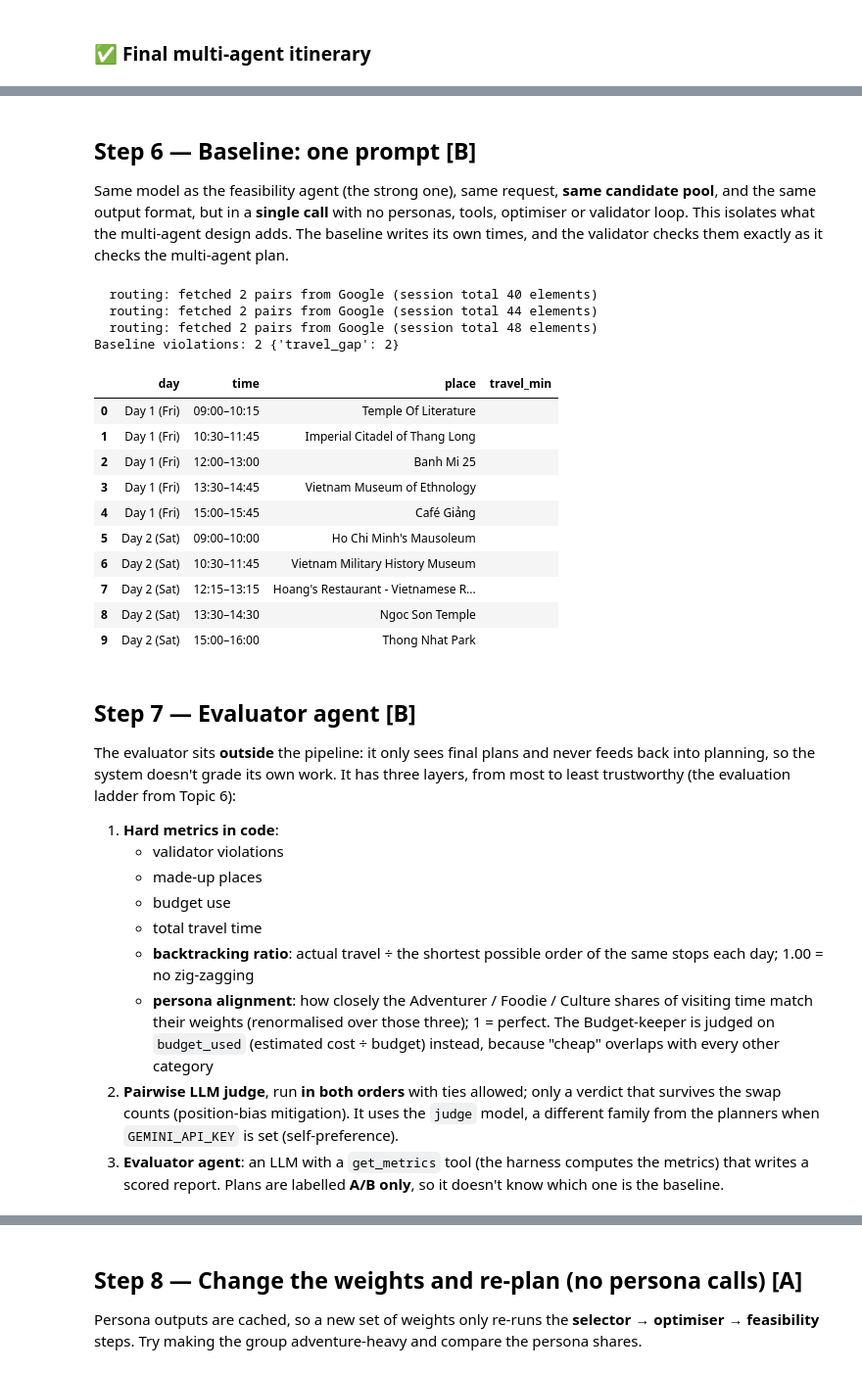
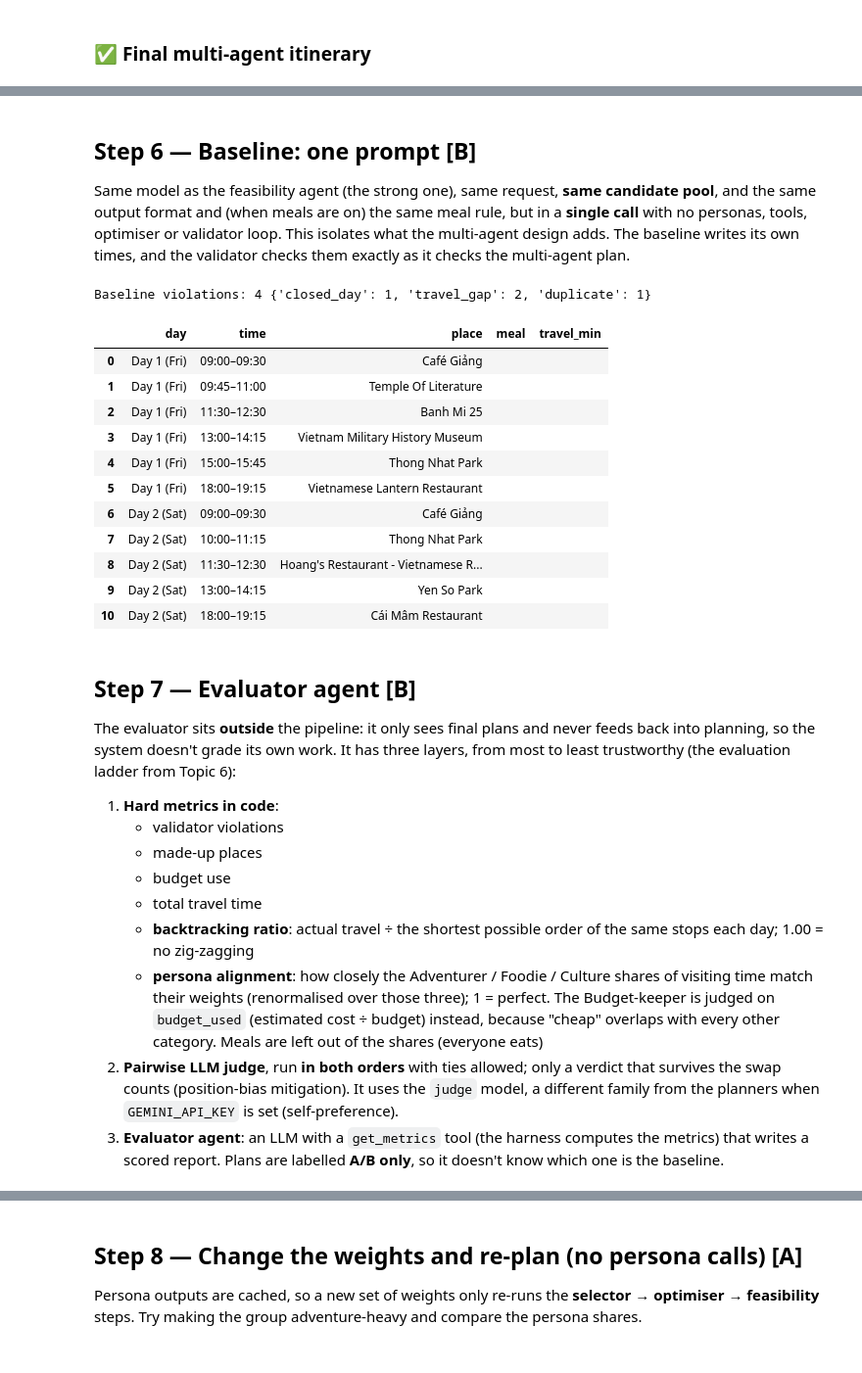
Before and after one commit to Wengzhuohang/TravelWithAgents, a Jupyter notebook: TravelWithAgents.ipynb, the cells around one changed output, grey strips where cells are left out. Shown at 98% size. Cells and saved outputs as stored; diff of their text form; code cells hidden in the pictures.

Commit message:
added number of dates set

```diff
--- a/TravelWithAgents.ipynb
+++ b/TravelWithAgents.ipynb
@@ -377,7 +480,10 @@ CATEGORY_DEFAULTS = {   # category -> (visit minutes, cost USD if Google gives n
     "attraction": (60, 3), "culture": (75, 3), "food": (60, 6), "cafe": (45, 3), "nature": (75, 0),
     "adventure": (120, 20), "market": (60, 5), "nightlife": (90, 10), "shopping": (60, 5),
 }
-PRICE_LEVEL_USD = {0: 0, 1: 5, 2: 12, 3: 30, 4: 60}
+PRICE_LEVEL_USD = {0: 0, 1: 5, 2: 12, 3: 30, 4: 60}   # generic (Western) cost of Google's price levels
+# Rough local adjustment applied when a city is loaded: a "moderate" restaurant in Hanoi is not $12.
+# Edit these if you find better figures; unknown cities use 1.0.
+CITY_PRICE_FACTOR = {"hanoi": 0.5, "ho_chi_minh_city": 0.5, "da_nang": 0.5, "hoi_an": 0.5, "bangkok": 0.6}
 CHEAP_USD = 5
 STOPS_PER_DAY = {"relaxed": 3, "normal": 4, "packed": 6}
 
@@ -768,7 +902,7 @@ def _brief(p):
 def search_places(categories=None, tags=None, max_cost_usd=None, min_rating=None,
                   exclude_tags=None, near_place_id=None, radius_km=None, limit=12):
     """Filter the cached places of the active city."""
-    limit = max(1, min(int(limit or 12), 25))
+    limit = max(1, min(int(limit or 10), 15))
     out = []
     for p in PLACES.values():
         labels = set(p["tags"]) | {p["category"]}
@@ -790,7 +924,10 @@ def search_places(categories=None, tags=None, max_cost_usd=None, min_rating=None
                 continue
         out.append(p)
     out.sort(key=lambda p: -((p["rating"] or 0) * math.log10((p["n_ratings"] or 10) + 10)))
-    return {"count": len(out), "places": [_brief(p) for p in out[:limit]]}
+    rows = [f"{p['id']}|{p['name']}|{p['category']}|{','.join(p['tags'])}|{p['est_cost_usd']}|"
+            f"{p['duration_min']}|{p['rating']}|{hours_summary(p)}" for p in out[:limit]]
+    return {"matches": len(out), "columns": "id|name|category|tags|cost_usd|visit_min|rating|hours",
+            "places": rows}
 
 def get_place(place_id):
     p = PLACES.get(place_id)
@@ -828,7 +965,7 @@ TOOLS = dict([
                "min_rating": {**NUM, "description": "minimum Google rating, 1-5"},
                "near_place_id": {**STR, "description": "only places within radius_km of this place id"},
                "radius_km": {**NUM, "description": "radius for near_place_id (default 2)"},
-               "limit": {**INT, "description": "max results, 1-25 (default 12)"}},
+               "limit": {**INT, "description": "max results, 1-15 (default 10)"}},
               [], search_places),
     make_tool("get_place", "Full details of one place by id.",
               {"place_id": {**STR, "description": "a place id such as HAN-012"}}, ["place_id"], get_place),
@@ -884,6 +1018,9 @@ We like to start around 9am and be done by 9pm. Please no nightlife, and we must
 WEIGHTS = {"adventurer": 0.1, "foodie": 0.45, "culture": 0.35, "budget": 0.1}
 PERSONA_TEMPERATURE = 0.7      # used again in the temperature experiment
 WEIGHTS = normalize_weights(WEIGHTS)
+
+# Fields the traveller MUST state. Anything else falls back to a default (see the parser cell).
+REQUIRED_TRIP_FIELDS = ["city", "days"]   # options: "city", "days", "start_date", "budget_usd"
 WEIGHTS
 # %% [output]
 {'adventurer': 0.1, 'foodie': 0.45, 'culture': 0.35, 'budget': 0.1}
@@ -997,8 +1313,10 @@ def run_scout(req, target=30, verbose=True):
             and i not in req["must_include_ids"]
             and not (set(PLACES[i]["tags"]) | {PLACES[i]["category"]}) & avoid]
     if len(pool) < 20:                                  # top-up so personas have enough to choose from
-        extra = search_places(exclude_tags=list(avoid) or None, limit=25)["places"]
-        pool += [p["id"] for p in extra if p["id"] not in pool][: 20 - len(pool)]
+        extra = sorted((p for p in PLACES.values() if p["id"] not in pool
+                        and not (set(p["tags"]) | {p["category"]}) & avoid),
+                       key=lambda p: -(p["rating"] or 0))
+        pool += [p["id"] for p in extra][: 20 - len(pool)]
     pool = pool[:max(target, len(req["must_include_ids"]))]
     info = {"steps": out["steps"], "tool_calls": len(out["trajectory"]), "made_up_ids": made_up,
             "notes": out["result"].get("notes", "")}
@@ -1495,52 +2001,53 @@ Hanoi · 2 days from 2026-11-20 · est. cost 80 / 120 USD
 ## Step 6 — Baseline: one prompt **[B]**
 
 Same model as the feasibility agent (the strong one), same request, **same candidate pool**, and the same output
-format, but in a **single call** with no personas, tools, optimiser or validator loop. This isolates what the
+format and (when meals are on) the same meal rule, but in a **single call** with no personas, tools, optimiser or
+validator loop. This isolates what the
 multi-agent design adds. The baseline writes its own times, and the validator checks them exactly as it checks the
 multi-agent plan.
 # %%
 BASELINE_SYSTEM = """You are a travel planner. Using ONLY the candidate places given, write a day-by-day
 itinerary for the trip request. Respect opening hours, daily start/end times, travel time between places,
-the budget, must_include and must_avoid. Balance the group's interests using these persona weights:
+the budget, must_include and must_avoid. {meals}Balance the group's interests using these persona weights:
 {weights}. Return ONLY JSON:
 {{"days": [{{"day": 1, "stops": [{{"place_id": "<id>", "start": "HH:MM", "end": "HH:MM"}}, ...]}}, ...]}}"""
 
 def run_baseline(req, pool, weights, verbose=True):
     def validate(o):
         if not isinstance(o.get("days"), list) or not o["days"]:
             return "days must be a non-empty list"
         return None
-    sys_ = BASELINE_SYSTEM.format(weights=json.dumps({PERSONAS[p]["label"]: round(w, 2) for p, w in weights.items()}))
+    sys_ = BASELINE_SYSTEM.format(weights=json.dumps({PERSONAS[p]["label"]: round(w, 2) for p, w in weights.items()}),
+                                  meals=meals_instruction())
     user = f"Trip request:\n{_req_brief(req)}\n\nCandidates:\n{places_table(pool)}"
     o = chat_json(sys_, user, AGENT_ROLE["baseline"], "baseline", validate=validate, max_tokens=3000)
     dates = trip_dates(req)
     days = []
     for n, d in enumerate(o["days"][: req["days"]]):
-        stops = [{"place_id": s.get("place_id"), "name": PLACES.get(s.get("place_id"), {}).get("name", s.get("place_id")),
-                  "start": s.get("start", "?"), "end": s.get("end", "?")} for s in d.get("stops", [])]
+        raw = [x if isinstance(x, dict) else {"place_id": x} for x in day_stops(d)]
+        stops = [{"place_id": stop_id(x), "name": PLACES.get(stop_id(x), {}).get("name", stop_id(x)),
+                  "start": x.get("start", "?"), "end": x.get("end", "?")} for x in raw]
         days.append({"day": n + 1, "date": dates[n].isoformat(), "weekday": WEEKDAYS[dates[n].weekday()], "stops": stops})
     return {"source": "baseline", "days": days}
 
 BASE = run_baseline(REQ, POOL, WEIGHTS)
 BASE_VIOL = validate_plan(BASE, REQ)
 print(f"Baseline violations: {len(BASE_VIOL)} {dict(Counter(x['type'] for x in BASE_VIOL))}")
 plan_df(BASE)
 # %% [output]
-  routing: fetched 2 pairs from Google (session total 40 elements)
-  routing: fetched 2 pairs from Google (session total 44 elements)
-  routing: fetched 2 pairs from Google (session total 48 elements)
-Baseline violations: 2 {'travel_gap': 2}
+Baseline violations: 4 {'closed_day': 1, 'travel_gap': 2, 'duplicate': 1}
-|  | day | time | place | travel_min |
-| 0 | Day 1 (Fri) | 09:00–10:15 | Temple Of Literature |  |
-| 1 | Day 1 (Fri) | 10:30–11:45 | Imperial Citadel of Thang Long |  |
-| 2 | Day 1 (Fri) | 12:00–13:00 | Banh Mi 25 |  |
-| 3 | Day 1 (Fri) | 13:30–14:45 | Vietnam Museum of Ethnology |  |
-| 4 | Day 1 (Fri) | 15:00–15:45 | Café Giảng |  |
-| 5 | Day 2 (Sat) | 09:00–10:00 | Ho Chi Minh's Mausoleum |  |
-| 6 | Day 2 (Sat) | 10:30–11:45 | Vietnam Military History Museum |  |
-| 7 | Day 2 (Sat) | 12:15–13:15 | Hoang's Restaurant - Vietnamese R... |  |
-| 8 | Day 2 (Sat) | 13:30–14:30 | Ngoc Son Temple |  |
-| 9 | Day 2 (Sat) | 15:00–16:00 | Thong Nhat Park |  |
+|  | day | time | place | meal | travel_min |
+| 0 | Day 1 (Fri) | 09:00–09:30 | Café Giảng |  |  |
+| 1 | Day 1 (Fri) | 09:45–11:00 | Temple Of Literature |  |  |
+| 2 | Day 1 (Fri) | 11:30–12:30 | Banh Mi 25 |  |  |
+| 3 | Day 1 (Fri) | 13:00–14:15 | Vietnam Military History Museum |  |  |
+| 4 | Day 1 (Fri) | 15:00–15:45 | Thong Nhat Park |  |  |
+| 5 | Day 1 (Fri) | 18:00–19:15 | Vietnamese Lantern Restaurant |  |  |
+| 6 | Day 2 (Sat) | 09:00–09:30 | Café Giảng |  |  |
+| 7 | Day 2 (Sat) | 10:00–11:15 | Thong Nhat Park |  |  |
+| 8 | Day 2 (Sat) | 11:30–12:30 | Hoang's Restaurant - Vietnamese R... |  |  |
+| 9 | Day 2 (Sat) | 13:00–14:15 | Yen So Park |  |  |
+| 10 | Day 2 (Sat) | 18:00–19:15 | Cái Mâm Restaurant |  |  |
 # %% [markdown]
 ## Step 7 — Evaluator agent **[B]**
 
@@ -1557,7 +2064,8 @@ from Topic 6):
      zig-zagging
    - **persona alignment**: how closely the Adventurer / Foodie / Culture shares of visiting time match their
      weights (renormalised over those three); 1 = perfect. The Budget-keeper is judged on `budget_used`
-     (estimated cost ÷ budget) instead, because "cheap" overlaps with every other category
+     (estimated cost ÷ budget) instead, because "cheap" overlaps with every other category. Meals are left out
+     of the shares (everyone eats)
 2. **Pairwise LLM judge**, run **in both orders** with ties allowed; only a verdict that survives the swap counts
    (position-bias mitigation). It uses the `judge` model, a different family from the planners when
    `GEMINI_API_KEY` is set (self-preference).
```
Also changed, not shown: parts of 35 cells of this notebook, 11 other files.
